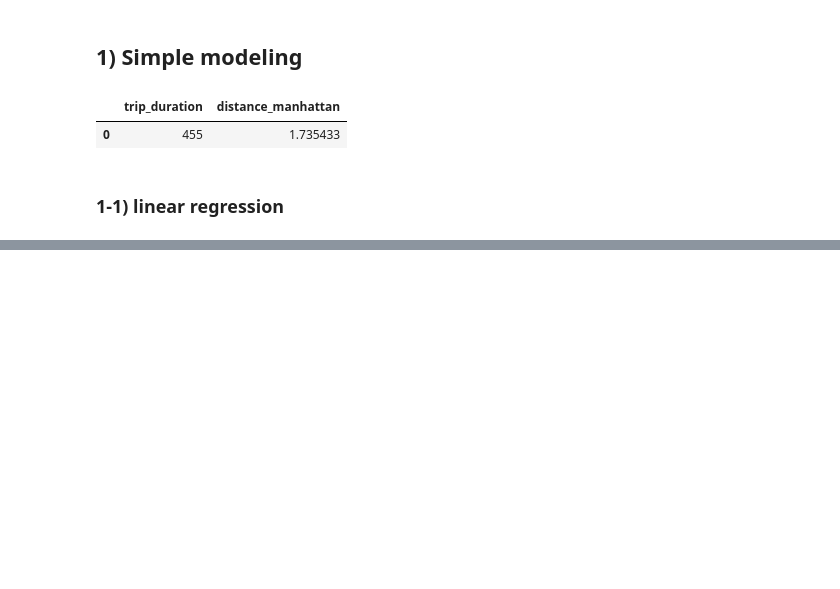
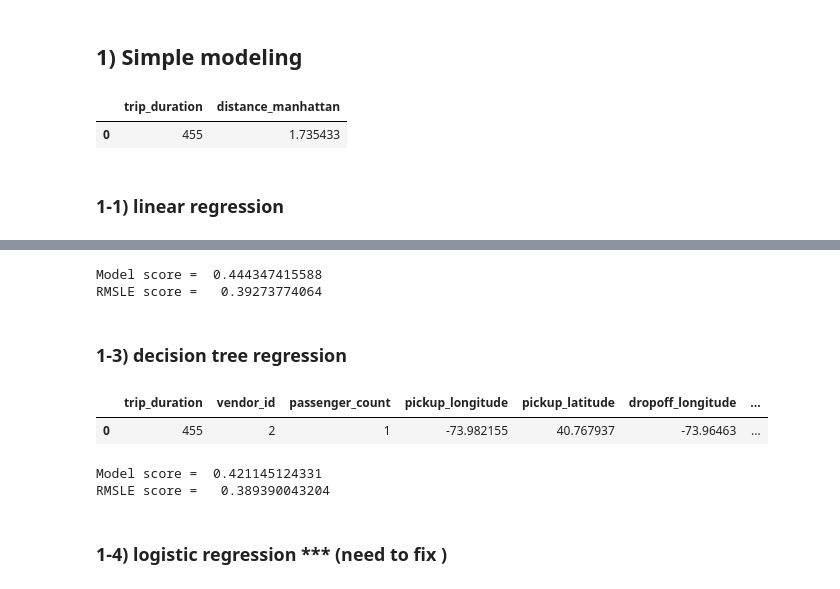
Before and after one commit to yennanliu/NYC_Taxi_Trip_Duration, a Jupyter notebook: notebook/NYC_Taxi_ML_V1_Yen.ipynb, the cells around one changed output, grey strips where cells are left out. Drawn from its saved outputs; the diff is of its cells as text; code cells hidden in the pictures; blank space fills up the shorter version.

```diff
--- a/notebook/NYC_Taxi_ML_V1_Yen.ipynb
+++ b/notebook/NYC_Taxi_ML_V1_Yen.ipynb
@@ -291,0 +318,9 @@ Linear model score : 0.418188235892
+# %%
+from sklearn import linear_model
+lasso_model = linear_model.Lasso(alpha=0.5)
+reg_analysis(lasso_model,X_train, X_test, y_train, y_test)
+# %% [output]
+Model score =  0.444347415588
+RMSLE score =   0.39273774064
+# %% [markdown]
+### 1-3) decision tree regression
@@ -291,0 +329,5 @@ Linear model score : 0.418188235892
+# %%
+df_train_[tree_feature].head(1)
+# %% [output]
+|  | trip_duration | vendor_id | passenger_count | pickup_longitude | pickup_latitude | dropoff_longitude | ... |
+| 0 | 455 | 2 | 1 | -73.982155 | 40.767937 | -73.96463 | ... |
@@ -291,0 +344,9 @@ Linear model score : 0.418188235892
+# %%
+from sklearn.tree import DecisionTreeRegressor
+tree_model = DecisionTreeRegressor()
+reg_analysis(tree_model,X_train, X_test, y_train, y_test)
+# %% [output]
+Model score =  0.421145124331
+RMSLE score =   0.389390043204
+# %% [markdown]
+### 1-4) logistic regression *** (need to fix )
```
Also changed, not shown: parts of 16 cells of this notebook.
